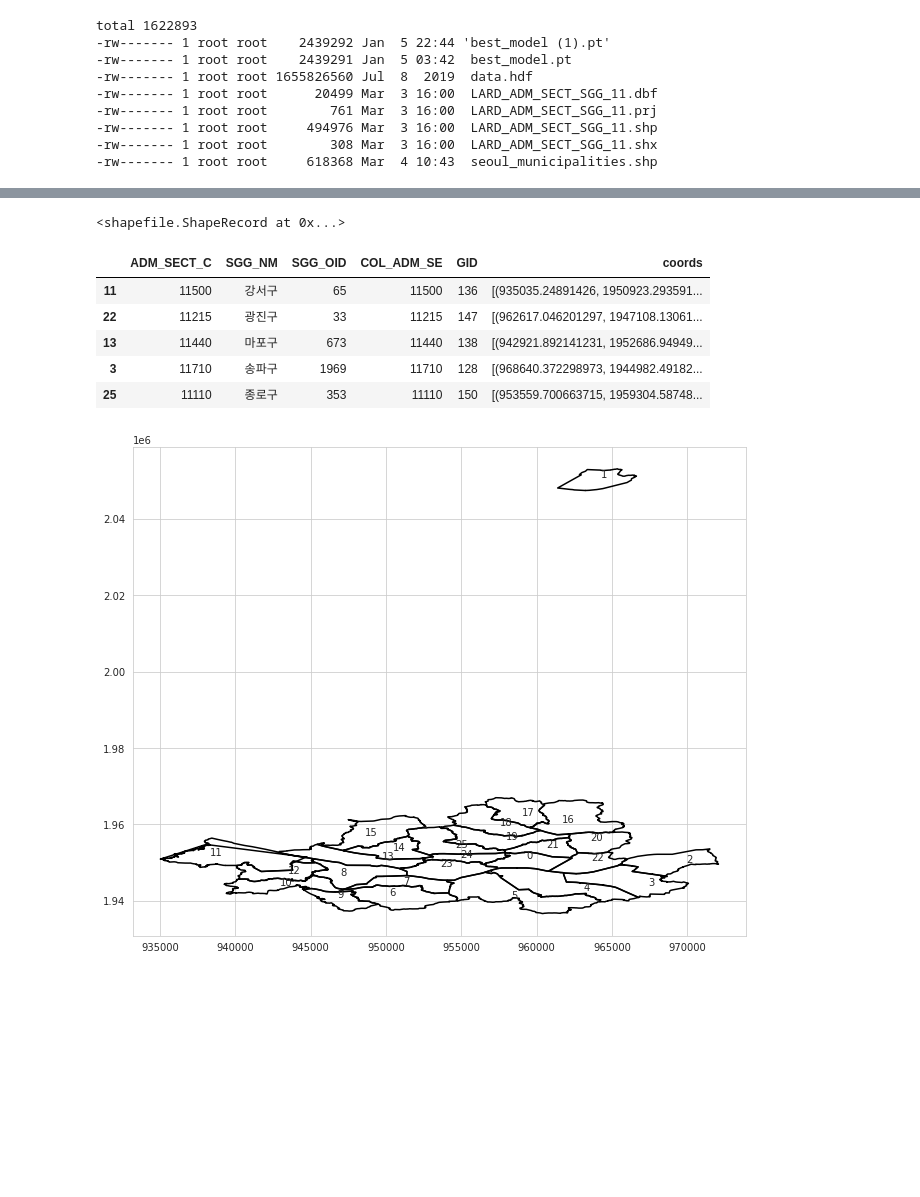
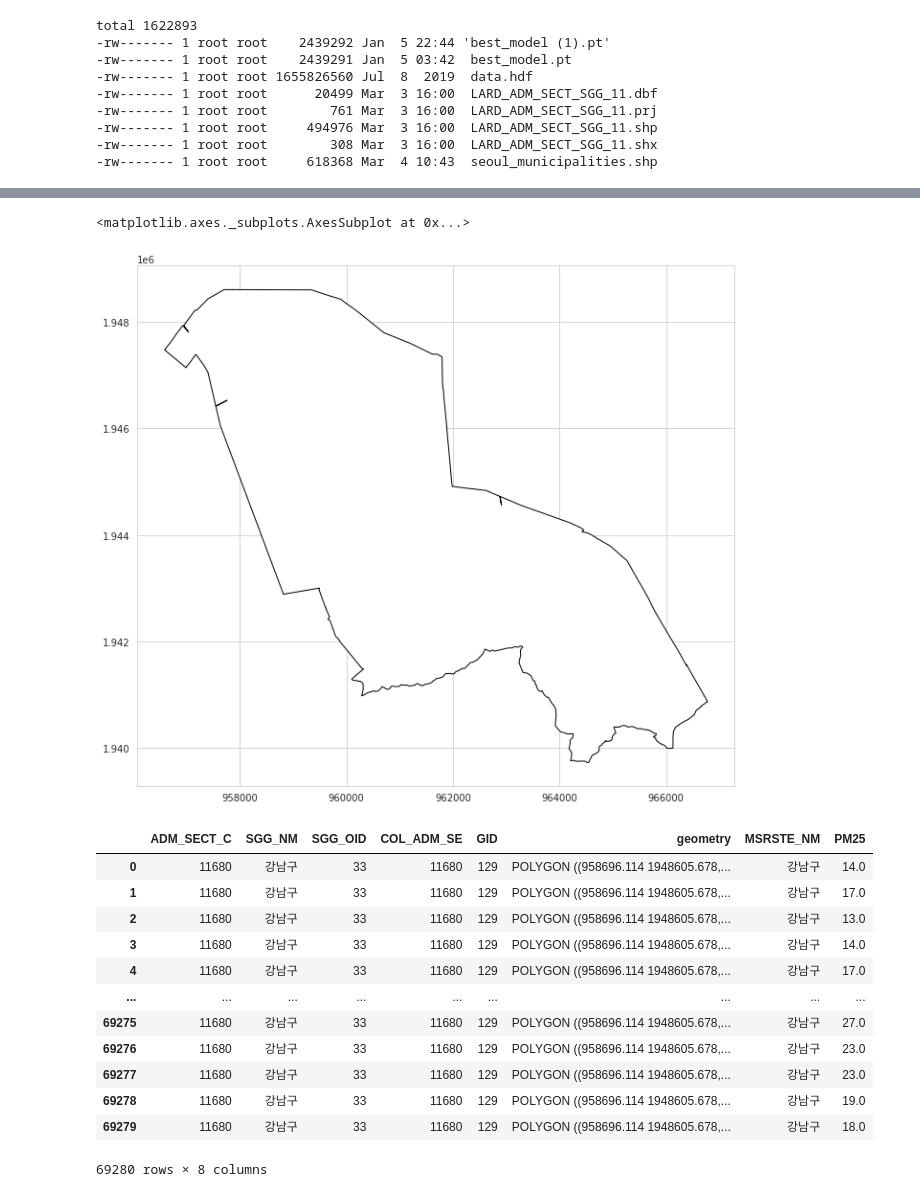
Before and after one commit to ssooni/data_mining_practice, a Jupyter notebook: dust_weather/dust_weather.ipynb, the cells around one changed output, grey strips where cells are left out. Saved outputs shown, nothing was run; the diff lists cells and outputs as text; code cells hidden in the pictures; blank space fills up the shorter version.

```diff
--- a/dust_weather/dust_weather.ipynb
+++ b/dust_weather/dust_weather.ipynb
@@ -327,7 +365,7 @@ total 1622893
 -rw------- 1 root root        308 Mar  3 16:00  LARD_ADM_SECT_SGG_11.shx
 -rw------- 1 root root     618368 Mar  4 10:43  seoul_municipalities.shp
 # %%
-import shapefile as shp
+import geopandas as geopd
 shp_path = "/dataset/MyDrive/dust/LARD_ADM_SECT_SGG_11.shp"
-sf = shp.Reader(shp_path,encoding='MS949')
-sf.records()
+sf = geopd.read_file(shp_path,encoding='MS949')
+sf["SGG_NM"] = sf["SGG_NM"].str.replace("서울시", "")
@@ -352,27 +371,0 @@ sf.records()
-# %%
-sf.shapeRecords()[1]
-# %% [output]
-<shapefile.ShapeRecord at 0x...>
-# %%
-def read_shapefile(sf):
-    """
-    Read a shapefile into a Pandas dataframe with a 'coords'
-    column holding the geometry information. This uses the pyshp
-    package
-    """
-    fields = [x[0] for x in sf.fields][1:]
-    records = sf.records()
-    shps = [s.points for s in sf.shapes()]
-    df = pd.DataFrame(columns=fields, data=records)
-    df = df.assign(coords=shps)
-    return df
-
-df = read_shapefile(sf)
-df.sample(5)
-# %% [output]
-|  | ADM_SECT_C | SGG_NM | SGG_OID | COL_ADM_SE | GID | coords |
-| 11 | 11500 | 강서구 | 65 | 11500 | 136 | [(935035.24891426, 1950923.293591... |
-| 22 | 11215 | 광진구 | 33 | 11215 | 147 | [(962617.046201297, 1947108.13061... |
-| 13 | 11440 | 마포구 | 673 | 11440 | 138 | [(942921.892141231, 1952686.94949... |
-| 3 | 11710 | 송파구 | 1969 | 11710 | 128 | [(968640.372298973, 1944982.49182... |
-| 25 | 11110 | 종로구 | 353 | 11110 | 150 | [(953559.700663715, 1959304.58748... |
@@ -419,7 +372,30 @@ def plot_map(sf, x_lim = None, y_lim = None, figsize = (11,9)):
-# %%
-plot_map(sf)
-# %% [output]
-[figure, removed]
+# %%
+import imageio
+from IPython.display import Image
+
+fig, ax = plt.subplots(figsize=(16,10))
+gangnam = sf[sf["SGG_NM"] == "강남구"]
+gangnam.plot(ax=ax, color='w', edgecolor='black')
+# %% [output]
+<matplotlib.axes._subplots.AxesSubplot at 0x...>
+[figure, added]
+# %%
+a = gangnam.merge(master[["MSRSTE_NM", "PM25"]], left_on=["SGG_NM"], right_on=["MSRSTE_NM"])
+a
+# %% [output]
+|  | ADM_SECT_C | SGG_NM | SGG_OID | COL_ADM_SE | GID | geometry | MSRSTE_NM | PM25 |
+| 0 | 11680 | 강남구 | 33 | 11680 | 129 | POLYGON ((958696.114 1948605.678,... | 강남구 | 14.0 |
+| 1 | 11680 | 강남구 | 33 | 11680 | 129 | POLYGON ((958696.114 1948605.678,... | 강남구 | 17.0 |
+| 2 | 11680 | 강남구 | 33 | 11680 | 129 | POLYGON ((958696.114 1948605.678,... | 강남구 | 13.0 |
+| 3 | 11680 | 강남구 | 33 | 11680 | 129 | POLYGON ((958696.114 1948605.678,... | 강남구 | 14.0 |
+| 4 | 11680 | 강남구 | 33 | 11680 | 129 | POLYGON ((958696.114 1948605.678,... | 강남구 | 17.0 |
+| ... | ... | ... | ... | ... | ... | ... | ... | ... |
+| 69275 | 11680 | 강남구 | 33 | 11680 | 129 | POLYGON ((958696.114 1948605.678,... | 강남구 | 27.0 |
+| 69276 | 11680 | 강남구 | 33 | 11680 | 129 | POLYGON ((958696.114 1948605.678,... | 강남구 | 23.0 |
+| 69277 | 11680 | 강남구 | 33 | 11680 | 129 | POLYGON ((958696.114 1948605.678,... | 강남구 | 23.0 |
+| 69278 | 11680 | 강남구 | 33 | 11680 | 129 | POLYGON ((958696.114 1948605.678,... | 강남구 | 19.0 |
+| 69279 | 11680 | 강남구 | 33 | 11680 | 129 | POLYGON ((958696.114 1948605.678,... | 강남구 | 18.0 |
+69280 rows × 8 columns
 # %%
 ## SAVE MODEL / LEARNING RATE INFORMATION
 from google.colab import files
```
Also changed, not shown: parts of 11 cells of this notebook.
